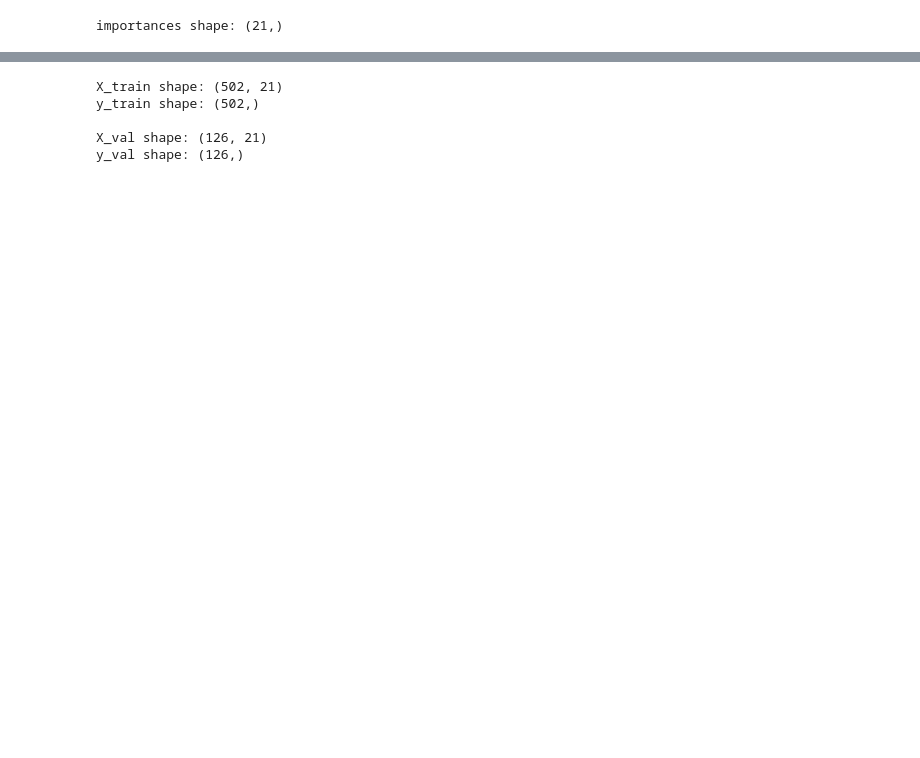
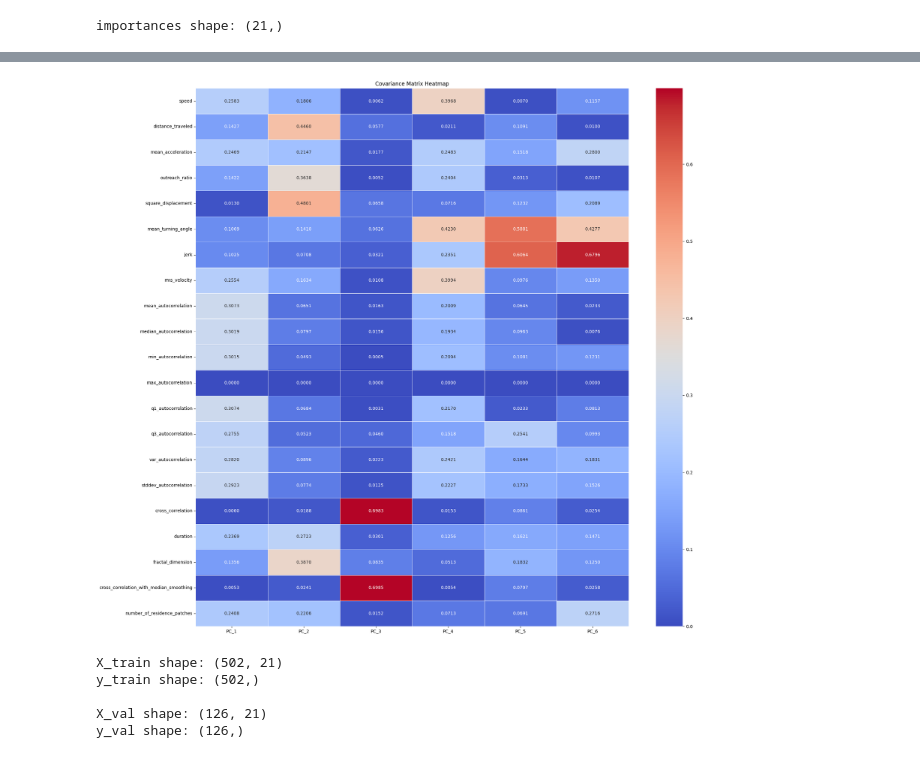
Before and after one commit to Human-Augment-Analytics/Bio-Boost, a Jupyter notebook: scripts/modeling/resplit_data.ipynb, the cells around one changed output, grey strips where cells are left out. Saved outputs shown, nothing was run; the diff lists cells and outputs as text; code cells hidden in the pictures; blank space fills up the shorter version.

```diff
--- a/scripts/modeling/resplit_data.ipynb
+++ b/scripts/modeling/resplit_data.ipynb
@@ -705,0 +712,3 @@ plt.legend(loc='upper left')
+# %%
+pc_contribs = pd.DataFrame(np.abs(first_six), columns=X_scl.columns, index=[f'PC_{i}' for i in range(1, 7)]).T
+pc_contribs
@@ -706,3 +733,10 @@ plt.legend(loc='upper left')
+# %%
+plt.figure(figsize=(22, 22))
+sns.heatmap(pc_contribs, annot=True, cmap='coolwarm', fmt=".4f", linewidths=.5)
+plt.title('Covariance Matrix Heatmap')
+plt.show()
+# %% [output]
+[figure, added]
 # %%
 X_train, X_val, y_train, y_val = train_test_split(train_features, train_labels, test_size=0.2)
 
```
Also changed, not shown: parts of 29 cells of this notebook, 2 other files.
